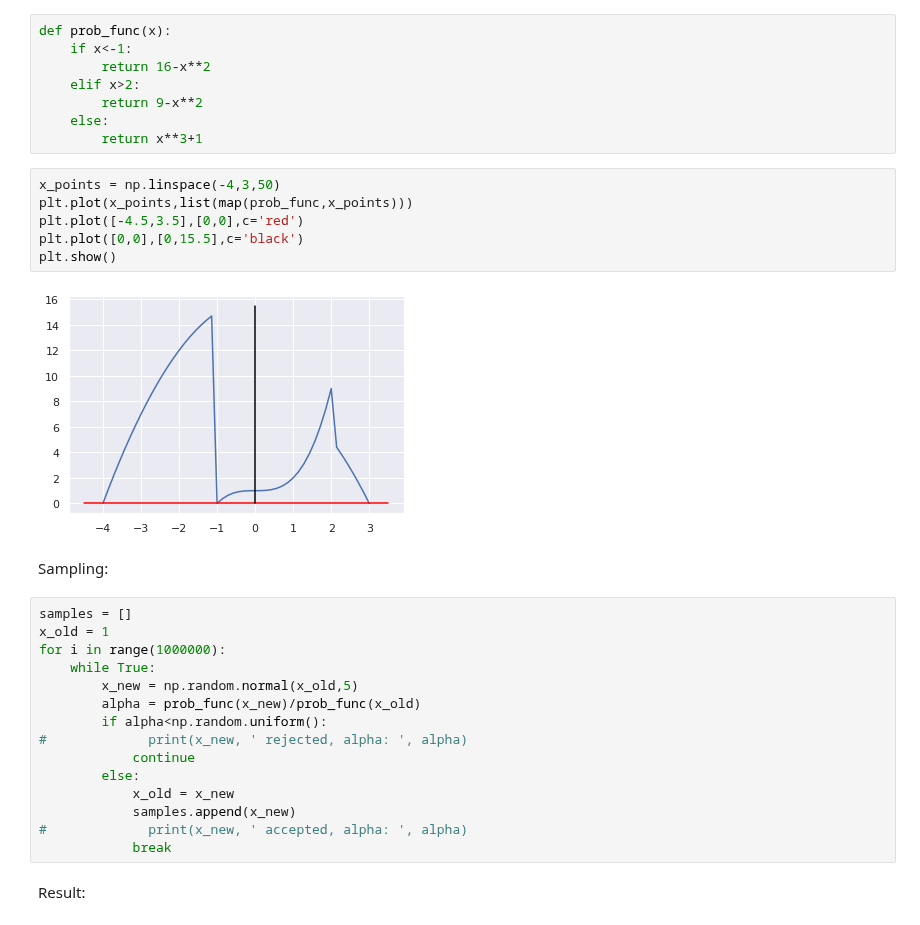
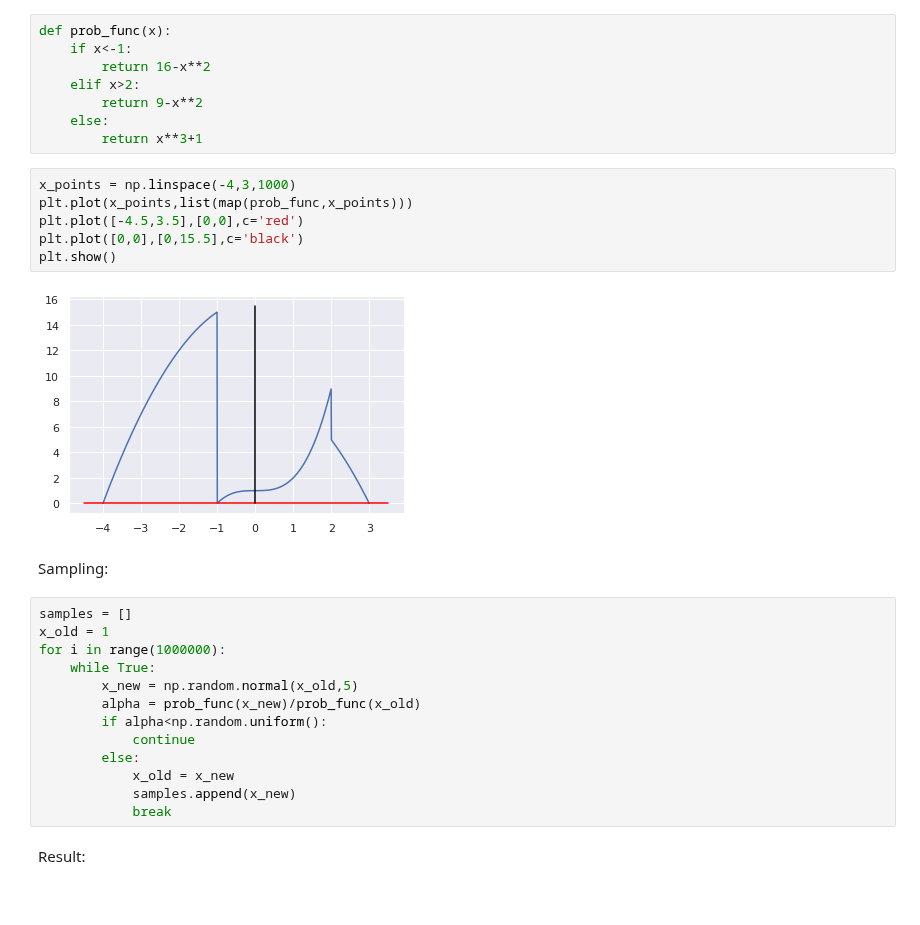
Before and after one commit to tobias-beers/RNA_visualization, a Jupyter notebook: Code/PyStan/Metropolis_Hastings.ipynb, the cells around one changed output. Drawn from its saved outputs; the diff is of its cells as text.

```diff
--- a/Code/PyStan/Metropolis_Hastings.ipynb
+++ b/Code/PyStan/Metropolis_Hastings.ipynb
@@ -16,13 +16,13 @@ def prob_func(x):
     else:
         return x**3+1
 # %%
-x_points = np.linspace(-4,3,50)
+x_points = np.linspace(-4,3,1000)
 plt.plot(x_points,list(map(prob_func,x_points)))
 plt.plot([-4.5,3.5],[0,0],c='red')
 plt.plot([0,0],[0,15.5],c='black')
 plt.show()
 # %% [output]
-[figure, old version]
+[figure, new version]
 # %% [markdown]
 Sampling:
 # %%
@@ -33,12 +33,10 @@ for i in range(1000000):
         x_new = np.random.normal(x_old,5)
         alpha = prob_func(x_new)/prob_func(x_old)
         if alpha<np.random.uniform():
-#             print(x_new, ' rejected, alpha: ', alpha)
             continue
         else:
             x_old = x_new
             samples.append(x_new)
-#             print(x_new, ' accepted, alpha: ', alpha)
             break
 # %% [markdown]
 Result:
```
Also changed, not shown: parts of 22 cells of this notebook, 8 other files.
